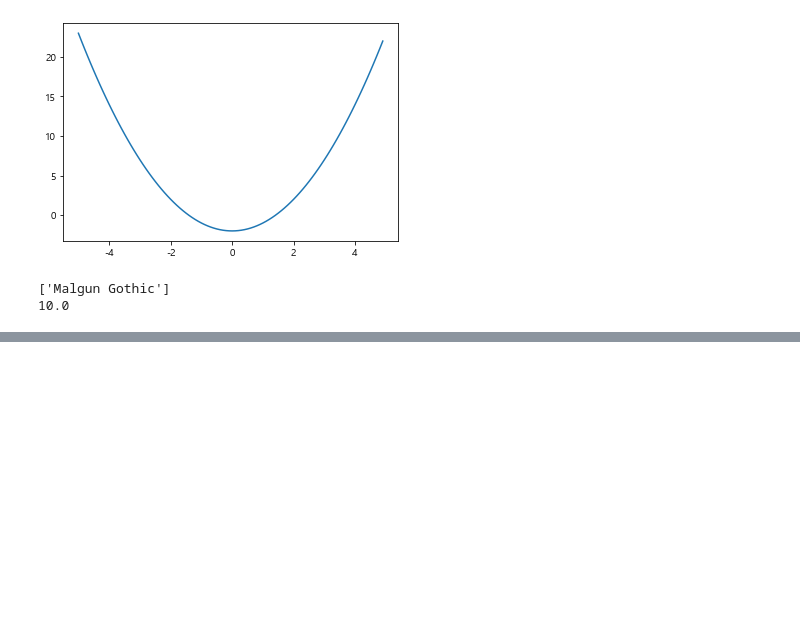
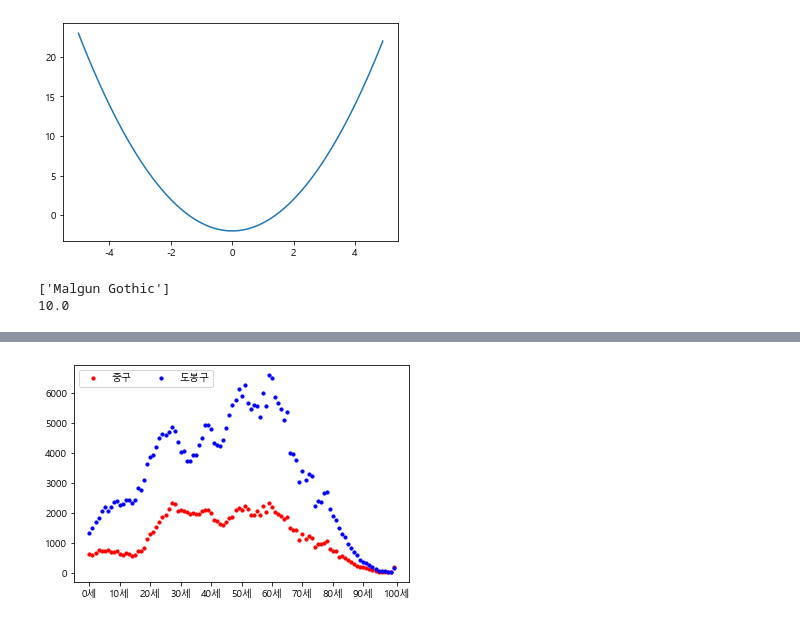
Before and after one commit to padawanR0k/summary, a Jupyter notebook: python/2020-10-26_numpy/matplotlib_pratice.ipynb, the cells around one changed output, grey strips where cells are left out. Cells and saved outputs as stored; diff of their text form; code cells hidden in the pictures; blank space fills up the shorter version.

```diff
--- a/python/2020-10-26_numpy/matplotlib_pratice.ipynb
+++ b/python/2020-10-26_numpy/matplotlib_pratice.ipynb
@@ -130,0 +157,20 @@ plt.show()
+# %%
+colors = ['r', 'b', 'g', 'c', 'm', 'k', 'y']
+x_axis = [(str(i) + '세') for i in range(0, 101) if i % 10 == 0]
+
+def get_p_chart(names):
+    seoul_data = pd.read_csv('https://gist.githubusercontent.com/padawanR0k/ccc285fb7aaa94d814f5f859a8e9eac7/raw/fad36756bd0701452755a20af1050e780c5bc684/seoul_local_population_2.csv', index_col='자치구')
+
+    for i, name in enumerate(names):
+        gu_name = name
+        gu = seoul_data.loc[gu_name]['0세':'100세 이상+']
+        labels = gu.keys()
+        years = [item for i, item in enumerate(gu)]
+        plt.scatter(labels, years, s=10, c=colors[i%7])
+
+    plt.legend(names, loc='left', markerfirst=True, title_fontsize=5, ncol=2)
+    plt.xticks(x_axis)
+
+get_p_chart(['중구', '도봉구'])
+# %% [output]
+[figure, added]
```
Also changed, not shown: parts of 14 cells of this notebook.
